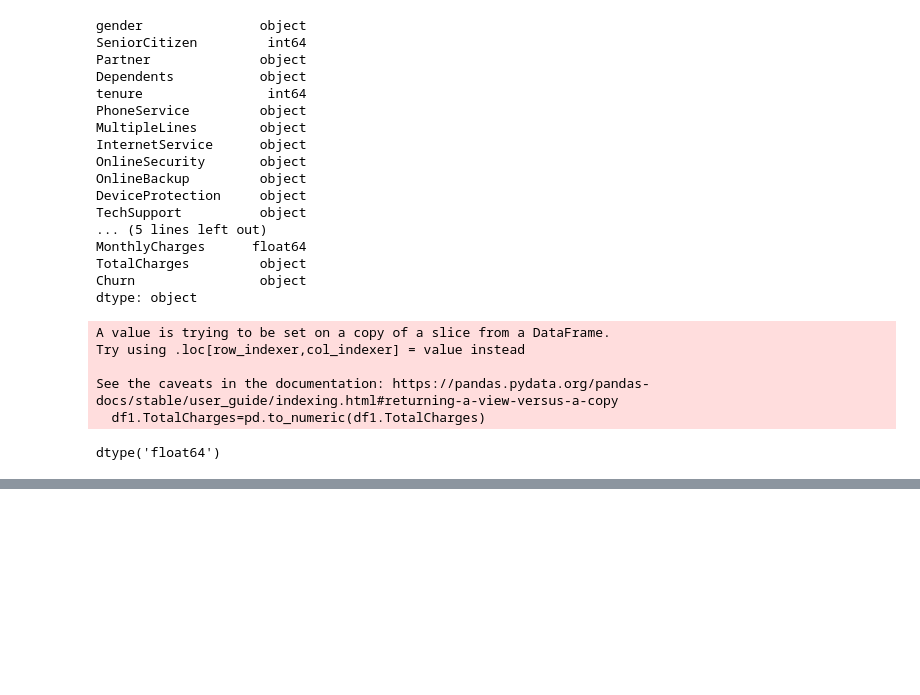
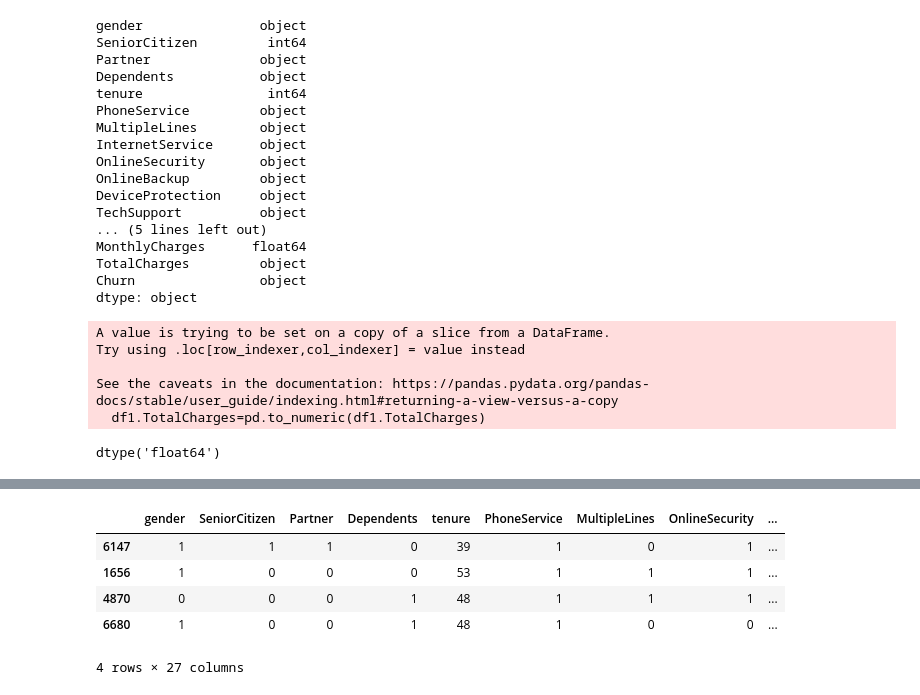
Before and after one commit to nishchal-11/DeepLearning, a Jupyter notebook: 09_customer_churn/code.ipynb, the cells around one changed output, grey strips where cells are left out. Saved outputs shown, nothing was run; the diff lists cells and outputs as text; code cells hidden in the pictures; blank space fills up the shorter version.

```diff
--- a/09_customer_churn/code.ipynb
+++ b/09_customer_churn/code.ipynb
@@ -117,0 +196,6 @@ plt.hist
+# %%
+
+yes_no_columns = ['Partner','Dependents','PhoneService','MultipleLines','OnlineSecurity','OnlineBackup',
+                  'DeviceProtection','TechSupport','StreamingTV','StreamingMovies','PaperlessBilling','Churn']
+for col in yes_no_columns:
+    df1[col].replace({'Yes': 1,'No': 0},inplace=True)
@@ -117,0 +213,3 @@ plt.hist
+# %%
+for col in df1:
+    print(f'{col}:{df1[col].unique()}')
@@ -117,0 +234,3 @@ plt.hist
+# %%
+
+df1['gender'].replace({'Female':1,'Male':0},inplace=True)
@@ -117,0 +253,8 @@ plt.hist
+# %%
+df2 = pd.get_dummies(data=df1, columns=['InternetService','Contract','PaymentMethod'])
+
+boolean_columns = df2.select_dtypes(include=['bool']).columns.tolist()
+for col in boolean_columns:
+    df2[col] = df2[col].astype(int)
+
+df2.columns
@@ -117,0 +272,9 @@ plt.hist
+# %%
+df2.sample(4)
+# %% [output]
+|  | gender | SeniorCitizen | Partner | Dependents | tenure | PhoneService | MultipleLines | OnlineSecurity | ... |
+| 6147 | 1 | 1 | 1 | 0 | 39 | 1 | 0 | 1 | ... |
+| 1656 | 1 | 0 | 0 | 0 | 53 | 1 | 1 | 1 | ... |
+| 4870 | 0 | 0 | 0 | 1 | 48 | 1 | 1 | 1 | ... |
+| 6680 | 1 | 0 | 0 | 1 | 48 | 1 | 0 | 0 | ... |
+4 rows × 27 columns
```
Also changed, not shown: parts of 28 cells of this notebook, 3 other files.
